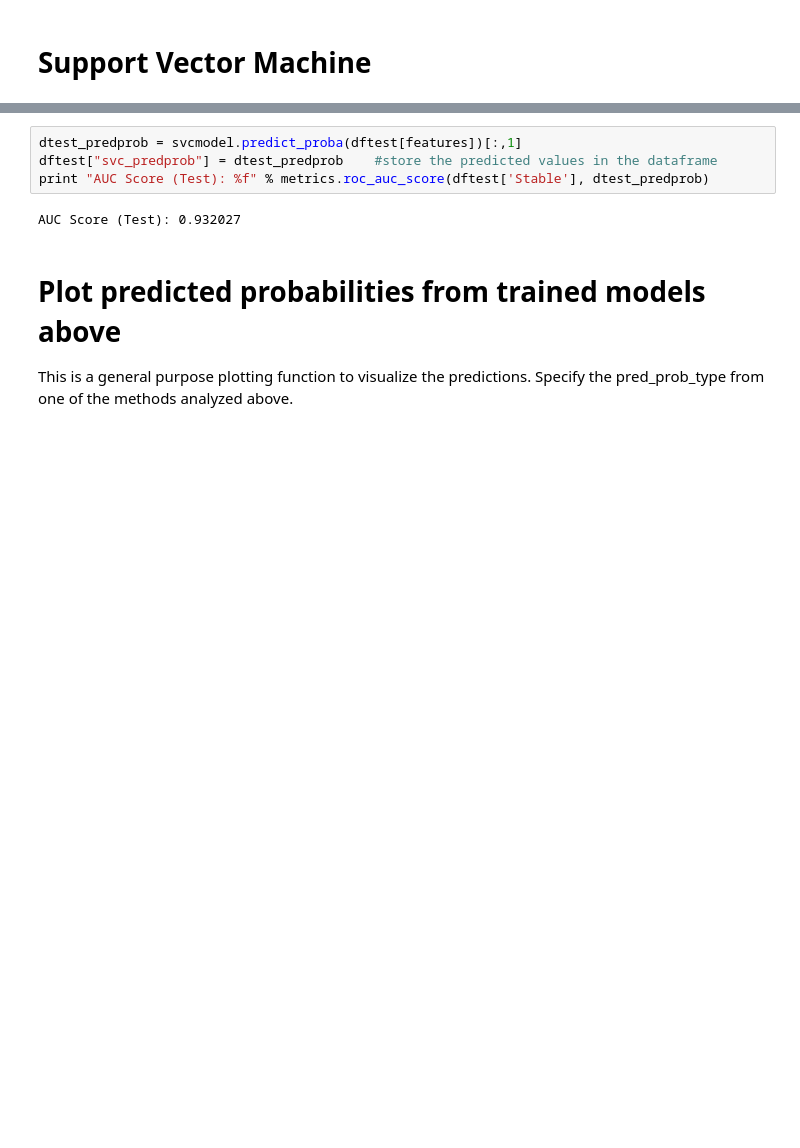
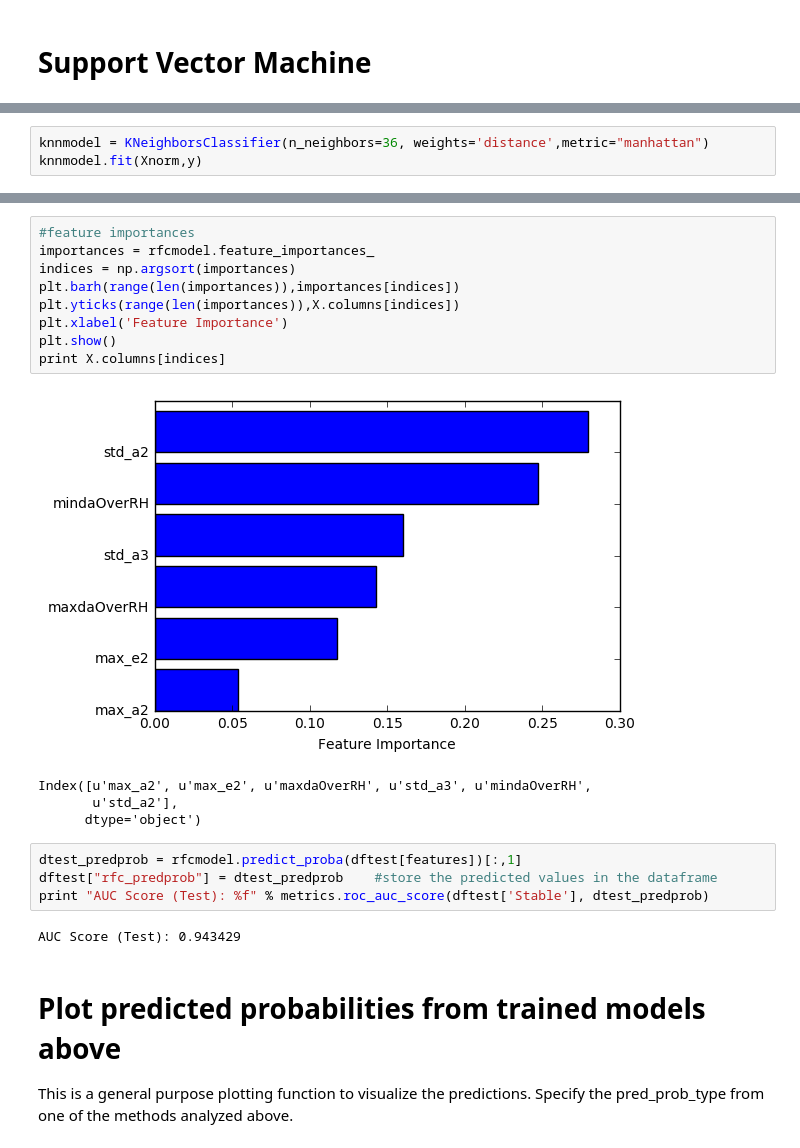
Before and after one commit to silburt/Stability, a Jupyter notebook: Analysis/Ensemble.ipynb, the cells around one changed output, grey strips where cells are left out. Cells and saved outputs as stored; diff of their text form; blank space fills up the shorter version.

```diff
--- a/Analysis/Ensemble.ipynb
+++ b/Analysis/Ensemble.ipynb
@@ -147,0 +143,3 @@ SVC(C=562, cache_size=200, class_weight=None, coef0=0.0,
+# %%
+knnmodel = KNeighborsClassifier(n_neighbors=36, weights='distance',metric="manhattan")
+knnmodel.fit(Xnorm,y)
@@ -148,9 +199,23 @@ SVC(C=562, cache_size=200, class_weight=None, coef0=0.0,
+# %%
+#feature importances
+importances = rfcmodel.feature_importances_
+indices = np.argsort(importances)
+plt.barh(range(len(importances)),importances[indices])
+plt.yticks(range(len(importances)),X.columns[indices])
+plt.xlabel('Feature Importance')
+plt.show()
+print X.columns[indices]
+# %% [output]
+[figure, added]
+Index([u'max_a2', u'max_e2', u'maxdaOverRH', u'std_a3', u'mindaOverRH',
+       u'std_a2'],
+      dtype='object')
 # %%
-dtest_predprob = svcmodel.predict_proba(dftest[features])[:,1]
-dftest["svc_predprob"] = dtest_predprob    #store the predicted values in the dataframe
+dtest_predprob = rfcmodel.predict_proba(dftest[features])[:,1]
+dftest["rfc_predprob"] = dtest_predprob    #store the predicted values in the dataframe
 print "AUC Score (Test): %f" % metrics.roc_auc_score(dftest['Stable'], dtest_predprob)
 # %% [output]
-AUC Score (Test): 0.932027
+AUC Score (Test): 0.943429
 # %% [markdown]
 # Plot predicted probabilities from trained models above
 This is a general purpose plotting function to visualize the predictions. Specify the pred_prob_type from one of the methods analyzed above.
```
Also changed, not shown: parts of 28 cells of this notebook, 1 other file.
